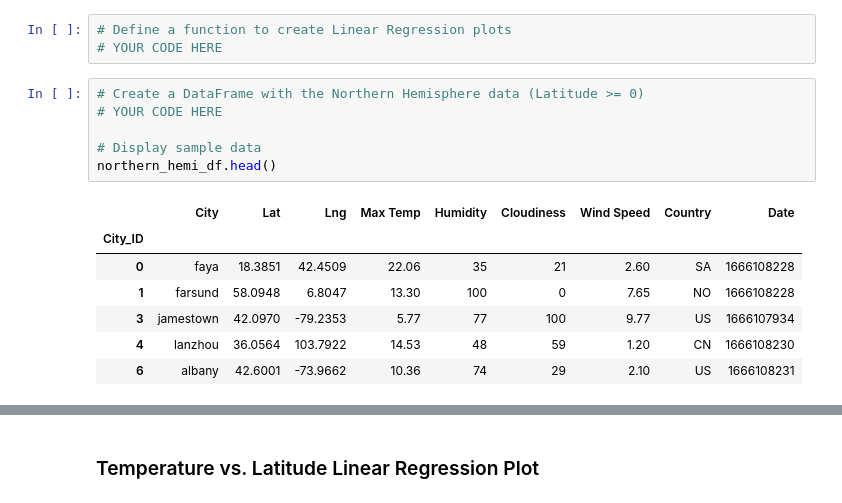
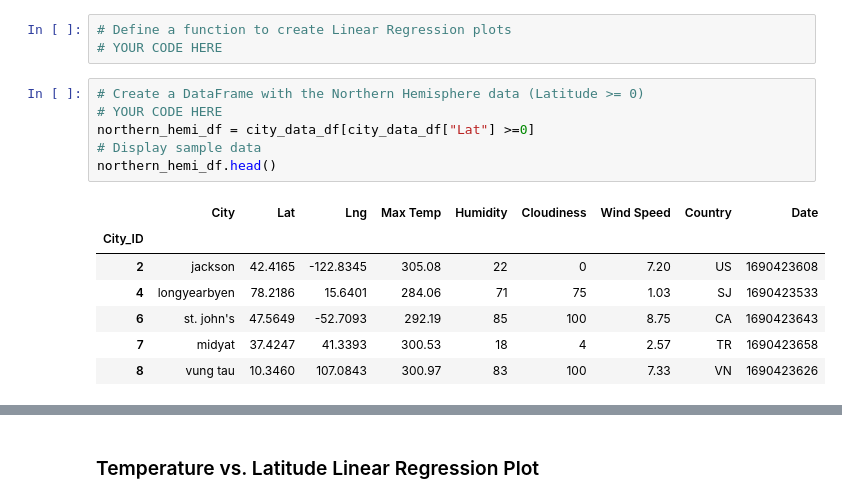
Before and after one commit to calirave/python-api-challenge, a Jupyter notebook: WeatherPy/WeatherPy.ipynb, the cells around one changed output, grey strips where cells are left out. Saved outputs shown, nothing was run; the diff lists cells and outputs as text.

```diff
--- a/WeatherPy/WeatherPy.ipynb
+++ b/WeatherPy/WeatherPy.ipynb
@@ -290,17 +290,17 @@ plt.show()
 # %%
 # Create a DataFrame with the Northern Hemisphere data (Latitude >= 0)
 # YOUR CODE HERE
-
+northern_hemi_df = city_data_df[city_data_df["Lat"] >=0]
 # Display sample data
 northern_hemi_df.head()
 # %% [output]
 |  | City | Lat | Lng | Max Temp | Humidity | Cloudiness | Wind Speed | Country | Date |
 | City_ID |  |  |  |  |  |  |  |  |  |
-| 0 | faya | 18.3851 | 42.4509 | 22.06 | 35 | 21 | 2.60 | SA | 1666108228 |
-| 1 | farsund | 58.0948 | 6.8047 | 13.30 | 100 | 0 | 7.65 | NO | 1666108228 |
-| 3 | jamestown | 42.0970 | -79.2353 | 5.77 | 77 | 100 | 9.77 | US | 1666107934 |
-| 4 | lanzhou | 36.0564 | 103.7922 | 14.53 | 48 | 59 | 1.20 | CN | 1666108230 |
-| 6 | albany | 42.6001 | -73.9662 | 10.36 | 74 | 29 | 2.10 | US | 1666108231 |
+| 2 | jackson | 42.4165 | -122.8345 | 305.08 | 22 | 0 | 7.20 | US | 1690423608 |
+| 4 | longyearbyen | 78.2186 | 15.6401 | 284.06 | 71 | 75 | 1.03 | SJ | 1690423533 |
+| 6 | st. john's | 47.5649 | -52.7093 | 292.19 | 85 | 100 | 8.75 | CA | 1690423643 |
+| 7 | midyat | 37.4247 | 41.3393 | 300.53 | 18 | 4 | 2.57 | TR | 1690423658 |
+| 8 | vung tau | 10.3460 | 107.0843 | 300.97 | 83 | 100 | 7.33 | VN | 1690423626 |
 # %%
 # Create a DataFrame with the Southern Hemisphere data (Latitude < 0)
 # YOUR CODE HERE
```
Also changed, not shown: parts of 35 cells of this notebook, 6 other files.
